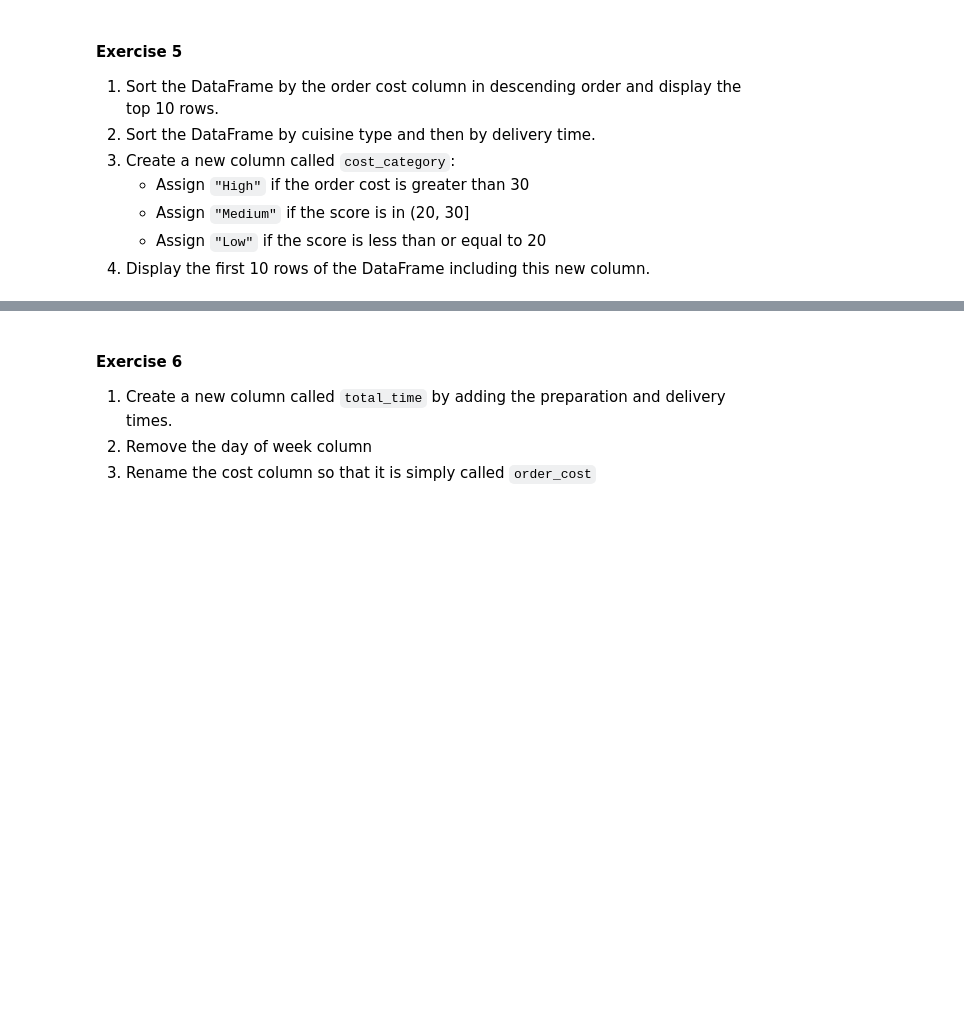
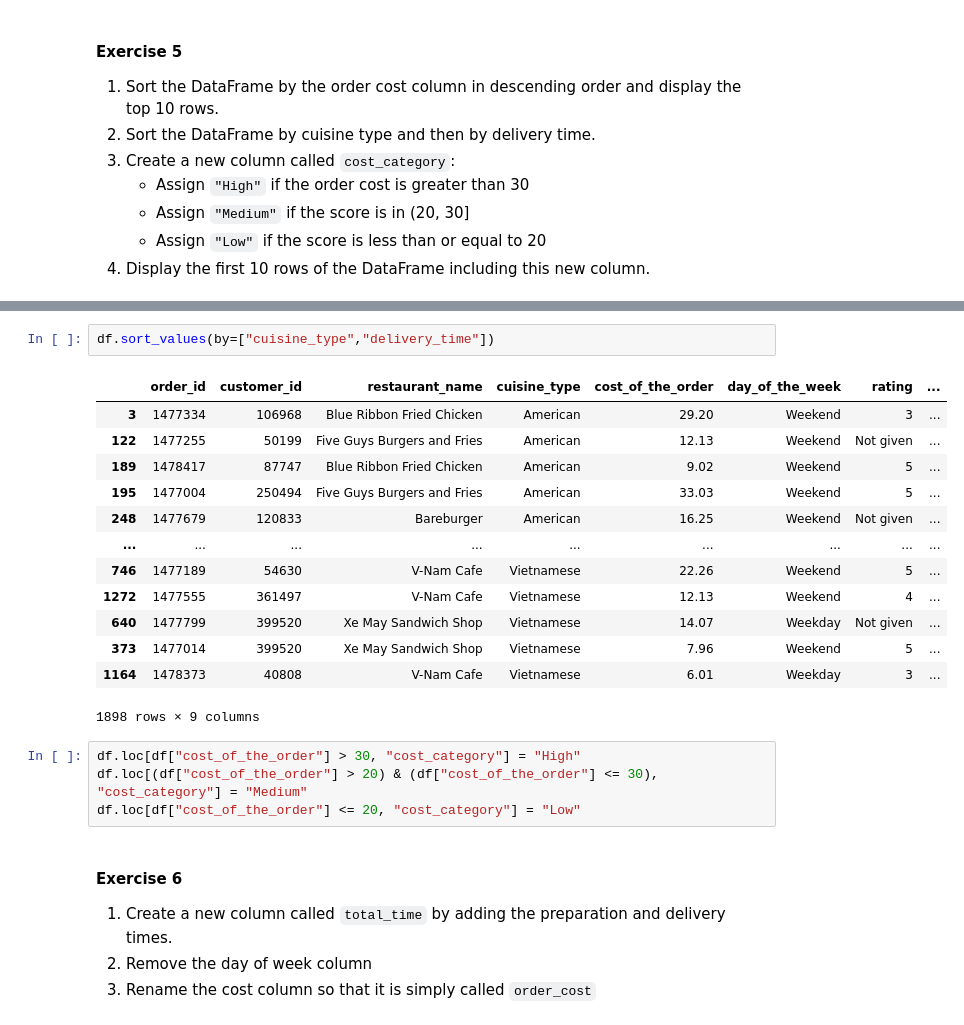
Before and after one commit to aishanur11/tstat280-aisha, a Jupyter notebook: 04_pandas/04_exercises.ipynb, the cells around one changed output, grey strips where cells are left out. Cells and saved outputs as stored; diff of their text form; blank space fills up the shorter version.

```diff
--- a/04_pandas/04_exercises.ipynb
+++ b/04_pandas/04_exercises.ipynb
@@ -81,3 +183,23 @@ TypeError: unsupported operand type(s) for &: 'str' and 'str'
+# %%
+df.sort_values(by=["cuisine_type","delivery_time"])
+# %% [output]
+|  | order_id | customer_id | restaurant_name | cuisine_type | cost_of_the_order | day_of_the_week | rating | ... |
+| 3 | 1477334 | 106968 | Blue Ribbon Fried Chicken | American | 29.20 | Weekend | 3 | ... |
+| 122 | 1477255 | 50199 | Five Guys Burgers and Fries | American | 12.13 | Weekend | Not given | ... |
+| 189 | 1478417 | 87747 | Blue Ribbon Fried Chicken | American | 9.02 | Weekend | 5 | ... |
+| 195 | 1477004 | 250494 | Five Guys Burgers and Fries | American | 33.03 | Weekend | 5 | ... |
+| 248 | 1477679 | 120833 | Bareburger | American | 16.25 | Weekend | Not given | ... |
+| ... | ... | ... | ... | ... | ... | ... | ... | ... |
+| 746 | 1477189 | 54630 | V-Nam Cafe | Vietnamese | 22.26 | Weekend | 5 | ... |
+| 1272 | 1477555 | 361497 | V-Nam Cafe | Vietnamese | 12.13 | Weekend | 4 | ... |
+| 640 | 1477799 | 399520 | Xe May Sandwich Shop | Vietnamese | 14.07 | Weekday | Not given | ... |
+| 373 | 1477014 | 399520 | Xe May Sandwich Shop | Vietnamese | 7.96 | Weekend | 5 | ... |
+| 1164 | 1478373 | 40808 | V-Nam Cafe | Vietnamese | 6.01 | Weekday | 3 | ... |
+1898 rows × 9 columns
+# %%
+df.loc[df["cost_of_the_order"] > 30, "cost_category"] = "High"
+df.loc[(df["cost_of_the_order"] > 20) & (df["cost_of_the_order"] <= 30), "cost_category"] = "Medium"
+df.loc[df["cost_of_the_order"] <= 20, "cost_category"] = "Low"
 # %% [markdown]
 #### Exercise 6
 
```
Also changed, not shown: parts of 32 cells of this notebook.
